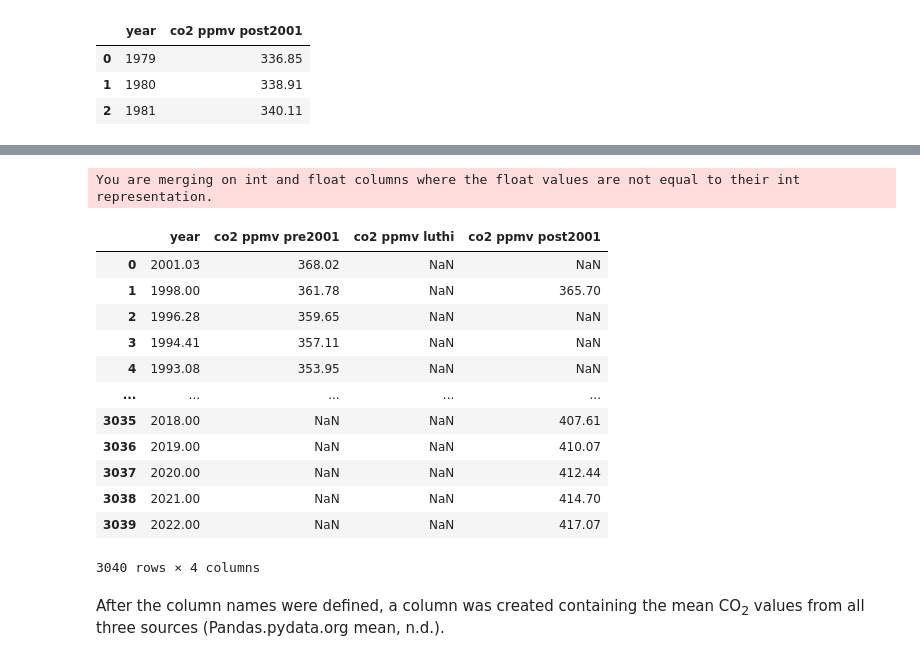
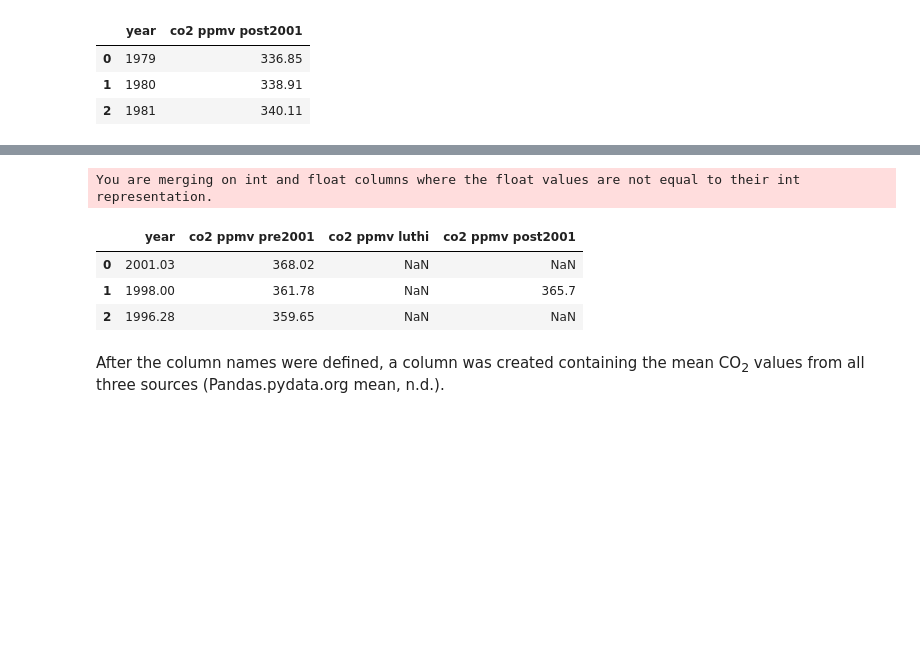
Before and after one commit to nurbujang/2progdaw23, a Jupyter notebook: project2.ipynb, the cells around one changed output, grey strips where cells are left out. Cells and saved outputs as stored; diff of their text form; code cells hidden in the pictures; blank space fills up the shorter version.

```diff
--- a/project2.ipynb
+++ b/project2.ipynb
@@ -286,21 +277,12 @@ You are merging on int and float columns where the float values are not equal to
 # %%
 df_co2_all_0_2 = df_co2_all_0_1.merge(df_co2_all[2], left_on='year', right_on='year', how='outer')
-df_co2_all_0_2
+df_co2_all_0_2.head(3)
 # %% [output]
 You are merging on int and float columns where the float values are not equal to their int representation.
 |  | year | co2 ppmv pre2001 | co2 ppmv luthi | co2 ppmv post2001 |
 | 0 | 2001.03 | 368.02 | NaN | NaN |
-| 1 | 1998.00 | 361.78 | NaN | 365.70 |
+| 1 | 1998.00 | 361.78 | NaN | 365.7 |
 | 2 | 1996.28 | 359.65 | NaN | NaN |
-| 3 | 1994.41 | 357.11 | NaN | NaN |
-| 4 | 1993.08 | 353.95 | NaN | NaN |
-| ... | ... | ... | ... | ... |
-| 3035 | 2018.00 | NaN | NaN | 407.61 |
-| 3036 | 2019.00 | NaN | NaN | 410.07 |
-| 3037 | 2020.00 | NaN | NaN | 412.44 |
-| 3038 | 2021.00 | NaN | NaN | 414.70 |
-| 3039 | 2022.00 | NaN | NaN | 417.07 |
-3040 rows × 4 columns
 # %% [markdown]
 After the column names were defined, a column was created containing the mean CO<sub>2</sub> values from all three sources (Pandas.pydata.org mean, n.d.).
 # %%
```
Also changed, not shown: parts of 27 cells of this notebook, 5 other files.
